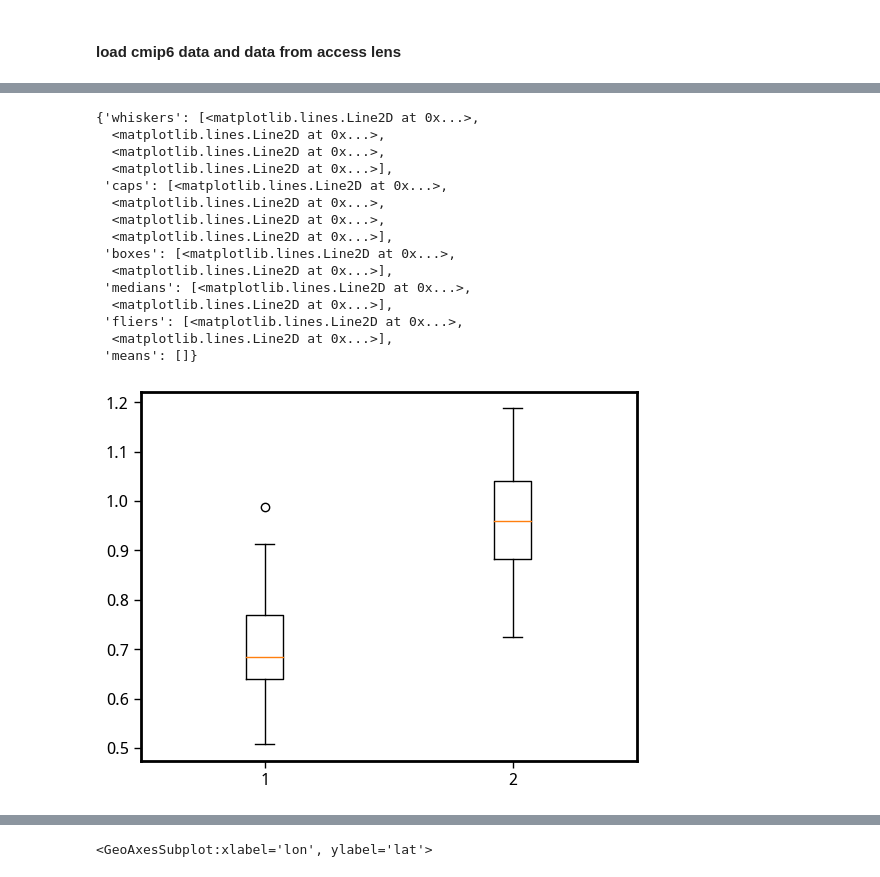
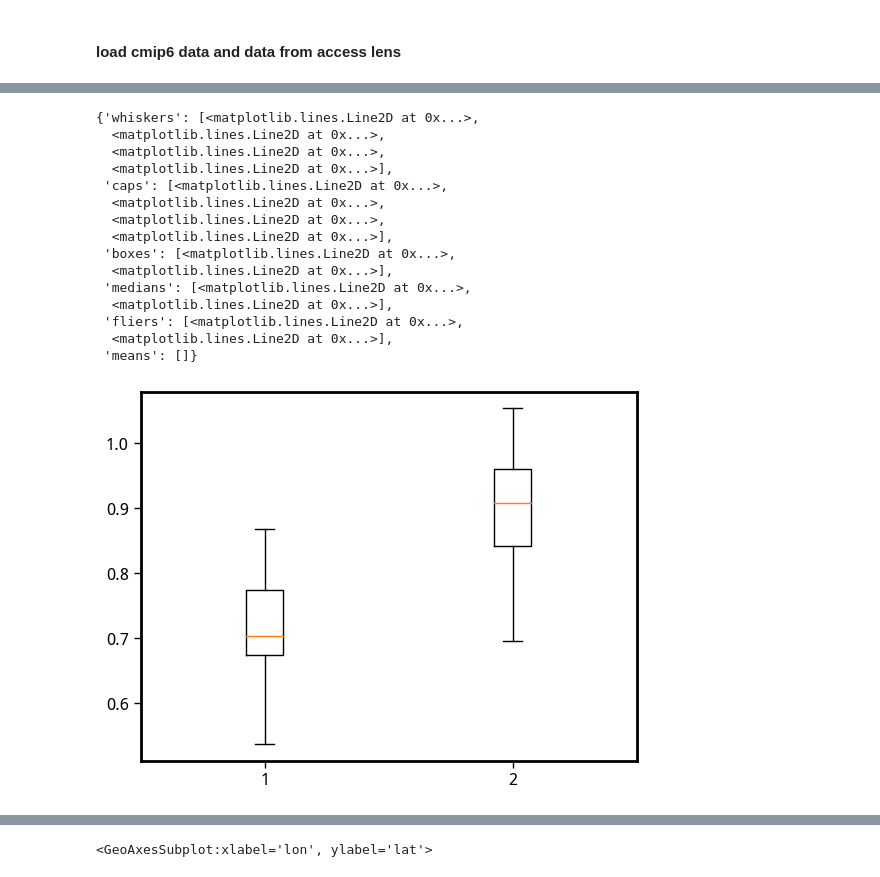
Before and after one commit to adisen99/enso_teleconnection_robustness, a Jupyter notebook: 02_future_robustness.ipynb, the cells around one changed output, grey strips where cells are left out. Cells and saved outputs as stored; diff of their text form; code cells hidden in the pictures.

```diff
--- a/02_future_robustness.ipynb
+++ b/02_future_robustness.ipynb
@@ -130,6 +128,5 @@ with ProgressBar():
 # %%
 # ts_access_anom = funcs.calc_anom(ts_access, ts_access.sel(time = slice('1960', '1990')))
-with ProgressBar():
-    nino34_access_s5 = funcs.detrend_separate_check(ts_access_s5.sel(time = slice('1850', '2100')).sel(lat = slice(-5, 5), lon = slice(-170+360, -120+360)).weighted(weights_model).mean(('lat', 'lon')), dim='time', period=15).load()
-    nino34_access_s2 = funcs.detrend_separate_check(ts_access_s2.sel(time = slice('1850', '2100')).sel(lat = slice(-5, 5), lon = slice(-170+360, -120+360)).weighted(weights_model).mean(('lat', 'lon')), dim='time', period=15).load()
+nino34_access_s5 = funcs.detrend_rolling_window(ts_access_s5.sel(time = slice('1850', '2100')).sel(lat = slice(-5, 5), lon = slice(-170+360, -120+360)).weighted(weights_model).mean(('lat', 'lon')), window_size=15).load()
+nino34_access_s2 = funcs.detrend_rolling_window(ts_access_s2.sel(time = slice('1850', '2100')).sel(lat = slice(-5, 5), lon = slice(-170+360, -120+360)).weighted(weights_model).mean(('lat', 'lon')), window_size=15).load()
 # %%
@@ -250,22 +246,22 @@ plt.legend(frameon=False)
 # %%
-plt.boxplot([nino34_access_s2.sel(time = slice('2070', '2100')).std('time'),
-             nino34_access_s5.sel(time = slice('2070', '2100')).std('time'),
+plt.boxplot([nino34_access_s2.sel(time = slice('2050', '2100')).std('time'),
+             nino34_access_s5.sel(time = slice('2050', '2100')).std('time'),
             ])
 # %% [output]
 {'whiskers': [<matplotlib.lines.Line2D at 0x...>,
   <matplotlib.lines.Line2D at 0x...>,
   <matplotlib.lines.Line2D at 0x...>,
   <matplotlib.lines.Line2D at 0x...>],
  'caps': [<matplotlib.lines.Line2D at 0x...>,
   <matplotlib.lines.Line2D at 0x...>,
   <matplotlib.lines.Line2D at 0x...>,
   <matplotlib.lines.Line2D at 0x...>],
  'boxes': [<matplotlib.lines.Line2D at 0x...>,
   <matplotlib.lines.Line2D at 0x...>],
  'medians': [<matplotlib.lines.Line2D at 0x...>,
   <matplotlib.lines.Line2D at 0x...>],
  'fliers': [<matplotlib.lines.Line2D at 0x...>,
   <matplotlib.lines.Line2D at 0x...>],
  'means': []}
-[figure, old version]
+[figure, new version]
 # %%
```
Also changed, not shown: parts of 35 cells of this notebook, 1 other file.
